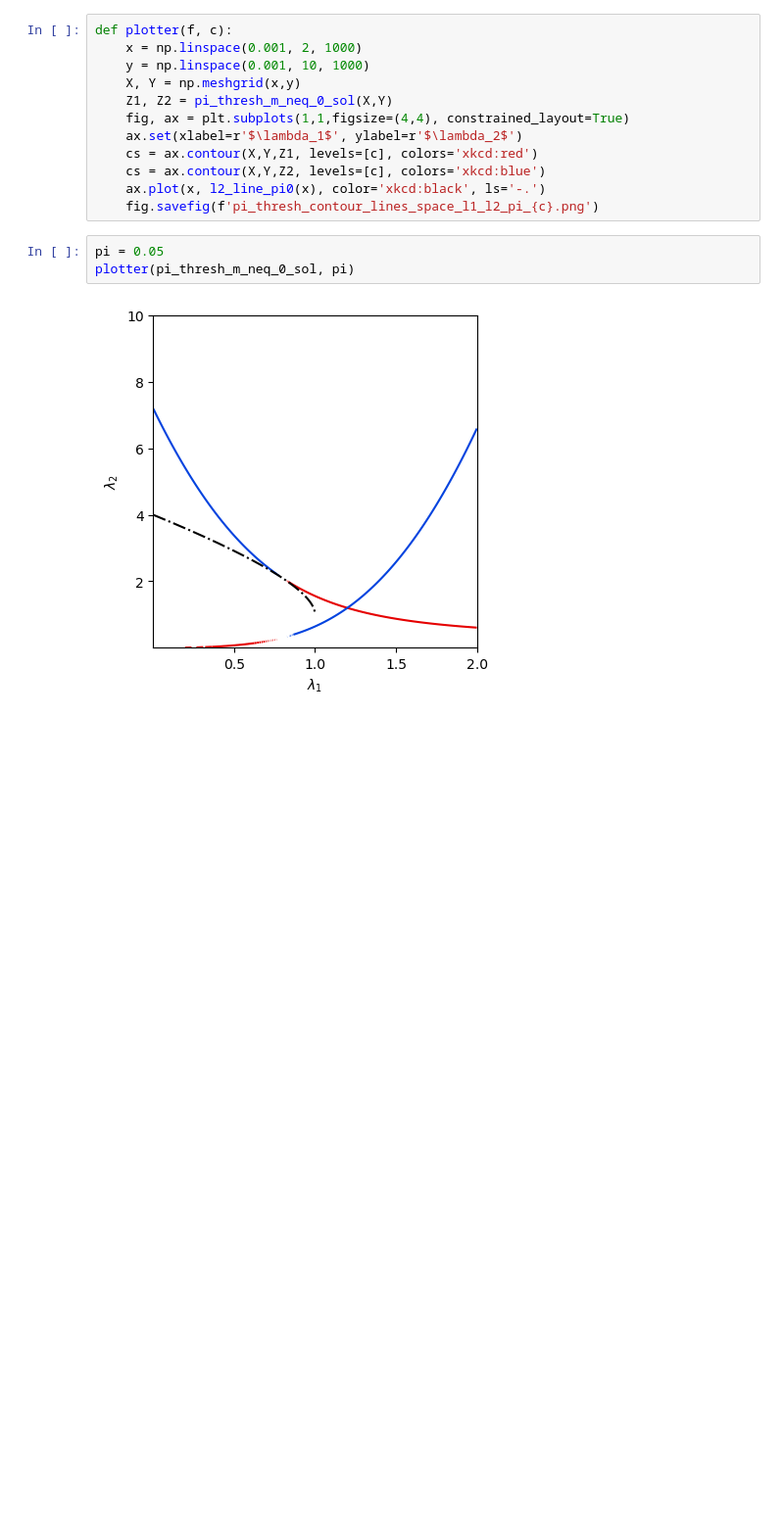
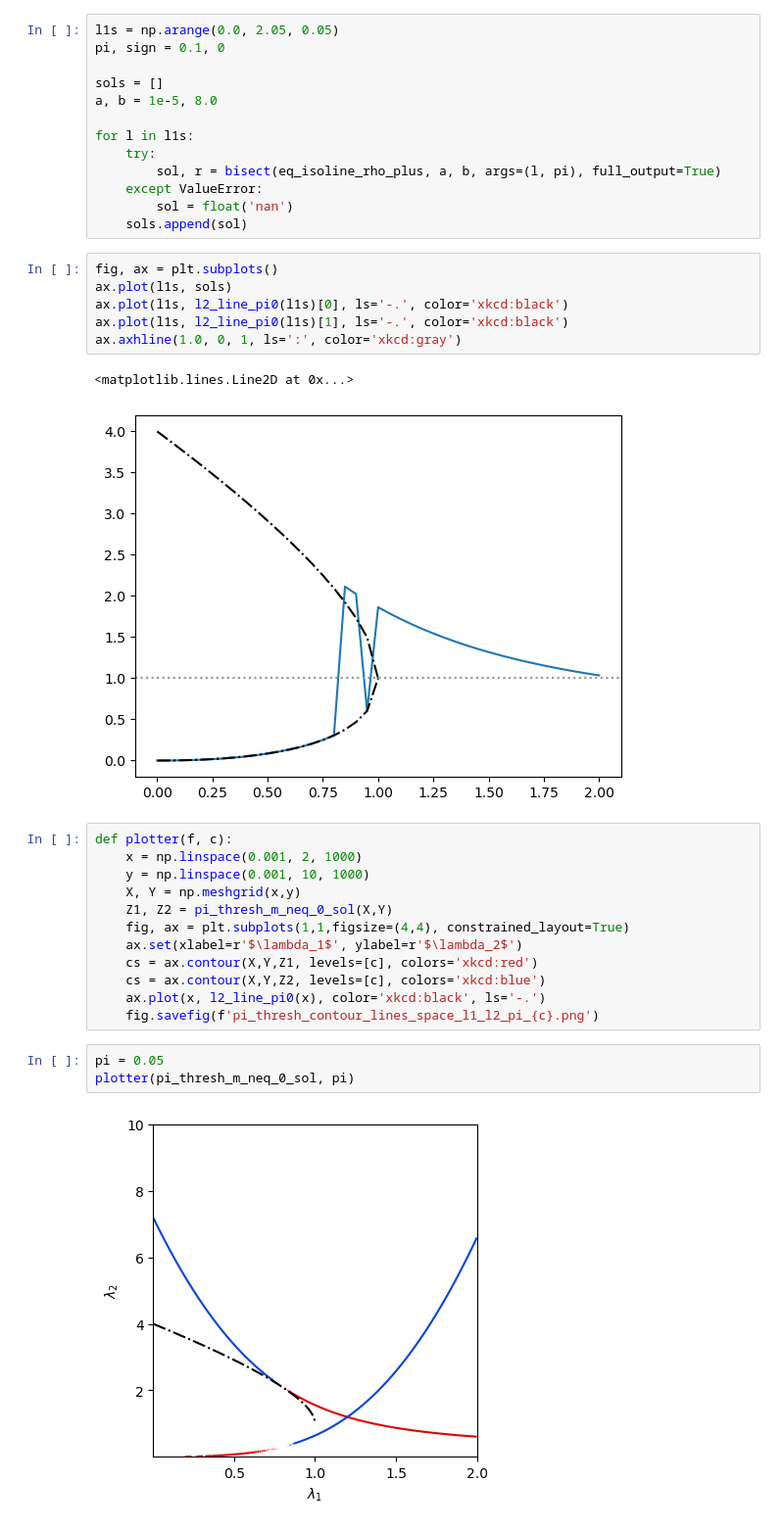
Before and after one commit to dmarchp/TFM_code, a Jupyter notebook: non_lin_models/det_sols_non_lin/1and2simplices.ipynb, the cells around one changed output. Shown at 98% size. Saved outputs shown, nothing was run; the diff lists cells and outputs as text; blank space fills up the shorter version.

```diff
--- a/non_lin_models/det_sols_non_lin/1and2simplices.ipynb
+++ b/non_lin_models/det_sols_non_lin/1and2simplices.ipynb
@@ -13,3 +68,25 @@ def l2_line_pi0(l1):
+# %%
+l1s = np.arange(0.0, 2.05, 0.05)
+pi, sign = 0.1, 0
+
+sols = []
+a, b = 1e-5, 8.0
+
+for l in l1s:
+    try:
+        sol, r = bisect(eq_isoline_rho_plus, a, b, args=(l, pi), full_output=True)
+    except ValueError:
+        sol = float('nan')
+    sols.append(sol)
+# %%
+fig, ax = plt.subplots()
+ax.plot(l1s, sols)
+ax.plot(l1s, l2_line_pi0(l1s)[0], ls='-.', color='xkcd:black')
+ax.plot(l1s, l2_line_pi0(l1s)[1], ls='-.', color='xkcd:black')
+ax.axhline(1.0, 0, 1, ls=':', color='xkcd:gray')
+# %% [output]
+<matplotlib.lines.Line2D at 0x...>
+[figure, added]
 # %%
 def plotter(f, c):
     x = np.linspace(0.001, 2, 1000)
```
Also changed, not shown: parts of 8 cells of this notebook.
